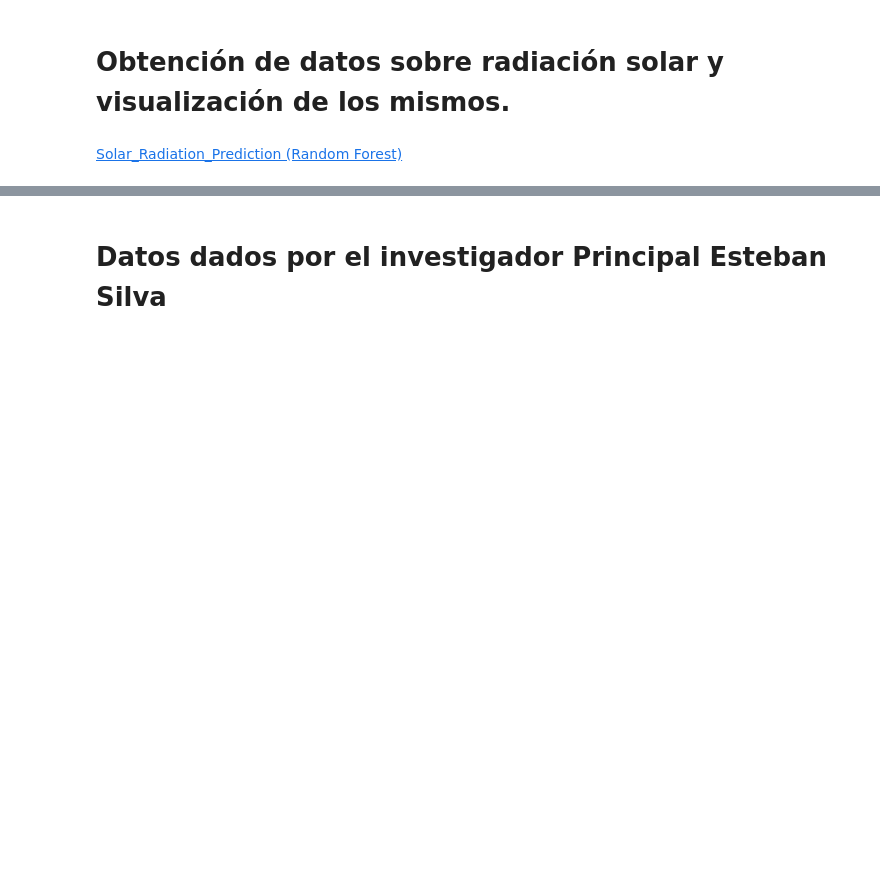
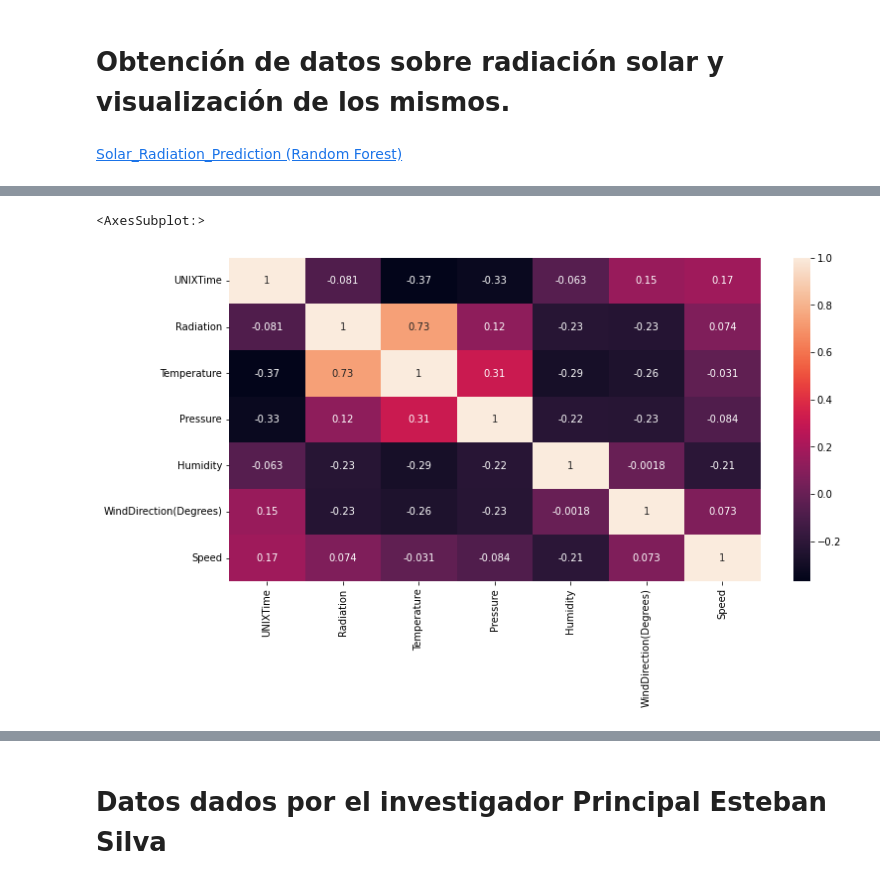
Before and after one commit to marco-canas/cumplea-os_oficina_docentes, a Jupyter notebook: solar/get_data_plotting_solar.ipynb, the cells around one changed output, grey strips where cells are left out. Drawn from its saved outputs; the diff is of its cells as text; code cells hidden in the pictures; blank space fills up the shorter version.

```diff
--- a/solar/get_data_plotting_solar.ipynb
+++ b/solar/get_data_plotting_solar.ipynb
@@ -16,3 +16,7 @@ import numpy as np
 import seaborn as sns
 import matplotlib.pyplot as plt
 %matplotlib inline
+# %%
+
+
+data=pd.read_csv('SolarPrediction.csv')
@@ -18,0 +86,8 @@ import matplotlib.pyplot as plt
+# %%
+
+
+plt.figure(figsize=(12,6))
+sns.heatmap(data.corr(),annot=True)
+# %% [output]
+<AxesSubplot:>
+[figure, added]
```
Also changed, not shown: parts of 13 cells of this notebook, 3 other files.
